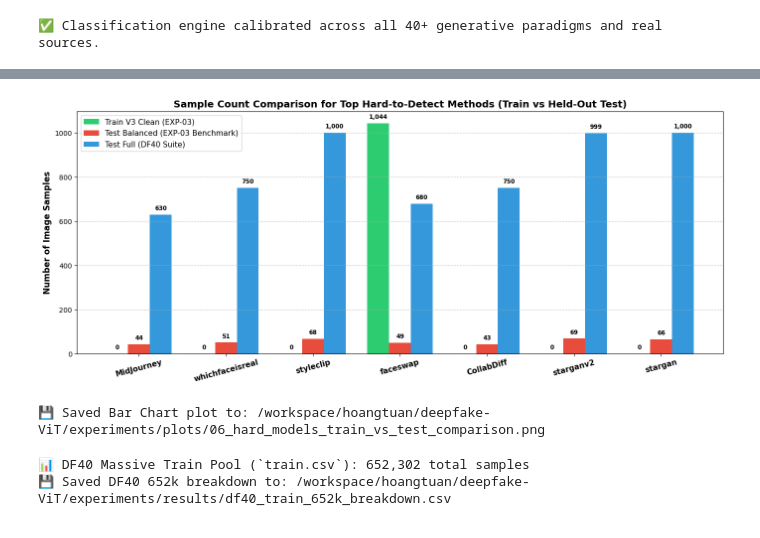
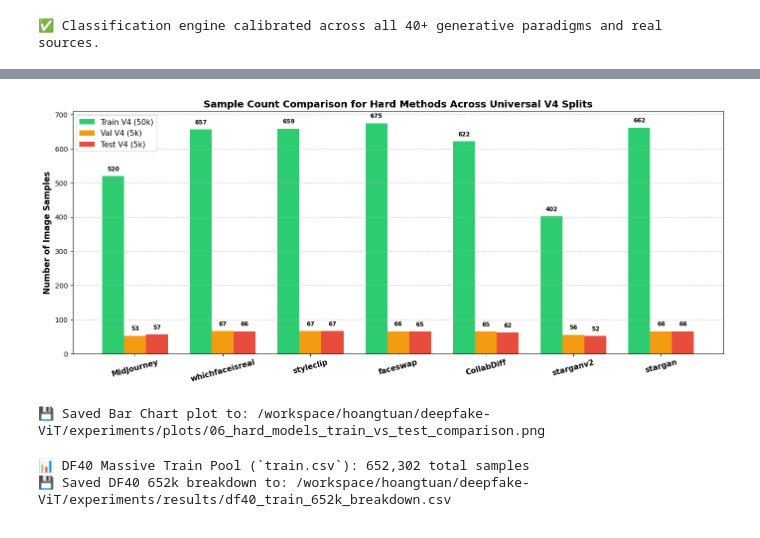
Before and after one commit to bush-le/deepfake-ViT, a Jupyter notebook: notebooks/06_comprehensive_dataset_splits_and_method_distribution_audit.ipynb, the cells around one changed output, grey strips where cells are left out. Cells and saved outputs as stored; diff of their text form; code cells hidden in the pictures.

```diff
--- a/notebooks/06_comprehensive_dataset_splits_and_method_distribution_audit.ipynb
+++ b/notebooks/06_comprehensive_dataset_splits_and_method_distribution_audit.ipynb
@@ -168,9 +176,9 @@ print("✅ Classification engine calibrated across all 40+ generative paradigms
 # %%
 # Step 3: Cross-Split Distribution Matrix & Heatmap
 target_splits = [
+    "train_v4_universal_balanced.csv", "val_v4_universal_balanced.csv", "test_v4_universal_balanced.csv",
     "train_v3_clean.csv", "val_v3_clean.csv", "test_balanced.csv",
-    "train_domain_balanced_v2.csv", "train_domain_balanced.csv", "val_domain_balanced.csv",
-    "train.csv", "val.csv", "test_full.csv"
+    "train.csv", "test_full.csv"
 ]
 
 matrix_data = {}
@@ -192,8 +200,7 @@ matrix_csv_path = RESULTS_DIR / "method_distribution_across_all_splits_matrix.cs
 df_matrix.to_csv(matrix_csv_path)
 print(f"💾 Full Cross-Split Method Matrix saved to: {matrix_csv_path}\n")
 
-# Visualization: Heatmap of Method Distribution Across Core Splits
-core_cols = ["train_v3_clean.csv", "val_v3_clean.csv", "test_balanced.csv", "train.csv", "test_full.csv"]
+core_cols = ["train_v4_universal_balanced.csv", "val_v4_universal_balanced.csv", "test_v4_universal_balanced.csv", "train.csv", "test_full.csv"]
 plot_matrix = df_matrix[core_cols].head(30)
 
 plt.figure(figsize=(14, 12))
@@ -210,7 +217,7 @@ for i in range(len(plot_matrix)):
             color = "white" if val > 500 else "black"
             plt.text(j, i, f"{val:,}", ha="center", va="center", color=color, fontsize=8.5, fontweight='bold')
 
-plt.title("Sample Distribution Heatmap (Active EXP-03 vs DF40 Full 652k vs Test)", fontsize=14, fontweight="bold", pad=15)
+plt.title("Sample Distribution Heatmap (Universal V4 vs DF40 Full 652k vs Test)", fontsize=14, fontweight="bold", pad=15)
 plt.tight_layout()
 
 heatmap_path = PLOTS_DIR / "06_method_distribution_heatmap.png"
@@ -303,9 +309,9 @@ hard_methods_list = [
 
 hard_records = []
 for m in hard_methods_list:
-    train_v3_cnt = int(df_matrix.loc[m, "train_v3_clean.csv"]) if m in df_matrix.index else 0
-    val_v3_cnt   = int(df_matrix.loc[m, "val_v3_clean.csv"]) if m in df_matrix.index else 0
-    test_bal_cnt = int(df_matrix.loc[m, "test_balanced.csv"]) if m in df_matrix.index else 0
+    train_v4_cnt = int(df_matrix.loc[m, "train_v4_universal_balanced.csv"]) if m in df_matrix.index else 0
+    val_v4_cnt   = int(df_matrix.loc[m, "val_v4_universal_balanced.csv"]) if m in df_matrix.index else 0
+    test_v4_cnt  = int(df_matrix.loc[m, "test_v4_universal_balanced.csv"]) if m in df_matrix.index else 0
     train_652k   = int(df_matrix.loc[m, "train.csv"]) if m in df_matrix.index and "train.csv" in df_matrix.columns else 0
     test_full_cnt= int(df_matrix.loc[m, "test_full.csv"]) if m in df_matrix.index else 0
 
@@ -314,49 +320,49 @@ for m in hard_methods_list:
 
     hard_records.append({
         "Hard Method": m,
-        "Train V3 Clean (EXP-03)": train_v3_cnt,
-        "Val V3 Clean (EXP-03)": val_v3_cnt,
-        "Test Balanced (Frozen 4.1k)": test_bal_cnt,
+        "Train V4 (50k)": train_v4_cnt,
+        "Val V4 (5k)": val_v4_cnt,
+        "Test V4 (5k)": test_v4_cnt,
         "DF40 Train Full (652k)": train_652k,
         "Test Full (33.2k)": test_full_cnt,
-        "Total Available on Disk": raw_cnt,
-        "Status / Role": "Held-Out Test Benchmark" if train_v3_cnt == 0 else "Active Training & Test"
+        "Total on Disk": raw_cnt,
+        "Status / Role": "Universal Balanced 80/10/10 Split"
     })
 
 df_hard = pd.DataFrame(hard_records)
 hard_csv_path = RESULTS_DIR / "hard_methods_train_vs_test_audit.csv"
 df_hard.to_csv(hard_csv_path, index=False)
 
 # Plot Bar Chart: Train vs Test for Hard Methods
 plt.figure(figsize=(14, 6))
 x = np.arange(len(df_hard))
 width = 0.25
 
-plt.bar(x - width, df_hard["Train V3 Clean (EXP-03)"], width, label="Train V3 Clean (EXP-03)", color="#2ecc71")
-plt.bar(x, df_hard["Test Balanced (Frozen 4.1k)"], width, label="Test Balanced (EXP-03 Benchmark)", color="#e74c3c")
-plt.bar(x + width, df_hard["Test Full (33.2k)"], width, label="Test Full (DF40 Suite)", color="#3498db")
+plt.bar(x - width, df_hard["Train V4 (50k)"], width, label="Train V4 (50k)", color="#2ecc71")
+plt.bar(x, df_hard["Val V4 (5k)"], width, label="Val V4 (5k)", color="#f39c12")
+plt.bar(x + width, df_hard["Test V4 (5k)"], width, label="Test V4 (5k)", color="#e74c3c")
 
 plt.xticks(x, df_hard["Hard Method"], fontsize=11, fontweight="bold", rotation=15)
 plt.ylabel("Number of Image Samples", fontsize=12, fontweight="bold")
-plt.title("Sample Count Comparison for Top Hard-to-Detect Methods (Train vs Held-Out Test)", fontsize=14, fontweight="bold")
+plt.title("Sample Count Comparison for Hard Methods Across Universal V4 Splits", fontsize=14, fontweight="bold")
 plt.legend(fontsize=11)
 plt.grid(axis='y', linestyle='--', alpha=0.7)
 
 for i in range(len(df_hard)):
-    tr = df_hard.loc[i, "Train V3 Clean (EXP-03)"]
-    tb = df_hard.loc[i, "Test Balanced (Frozen 4.1k)"]
-    tf = df_hard.loc[i, "Test Full (33.2k)"]
-    plt.text(i - width, tr + 20, f"{tr:,}", ha='center', fontsize=8.5, fontweight='bold')
-    plt.text(i, tb + 20, f"{tb:,}", ha='center', fontsize=8.5, fontweight='bold')
-    plt.text(i + width, tf + 20, f"{tf:,}", ha='center', fontsize=8.5, fontweight='bold')
+    tr = df_hard.loc[i, "Train V4 (50k)"]
+    va = df_hard.loc[i, "Val V4 (5k)"]
+    te = df_hard.loc[i, "Test V4 (5k)"]
+    plt.text(i - width, tr + 15, f"{tr:,}", ha='center', fontsize=8.5, fontweight='bold')
+    plt.text(i, va + 15, f"{va:,}", ha='center', fontsize=8.5, fontweight='bold')
+    plt.text(i + width, te + 15, f"{te:,}", ha='center', fontsize=8.5, fontweight='bold')
 
 plt.tight_layout()
 bar_plot_path = PLOTS_DIR / "06_hard_models_train_vs_test_comparison.png"
 plt.savefig(bar_plot_path, dpi=200, bbox_inches="tight")
 plt.show()
 print(f"💾 Saved Bar Chart plot to: {bar_plot_path}")
 # %% [output]
-[figure, old version]
+[figure, new version]
 💾 Saved Bar Chart plot to: /workspace/hoangtuan/deepfake-ViT/experiments/plots/06_hard_models_train_vs_test_comparison.png
 # %%
 # Step 6: Full DF40 652k Train Pool Breakdown
```
Also changed, not shown: parts of 14 cells of this notebook, 3 other files.
